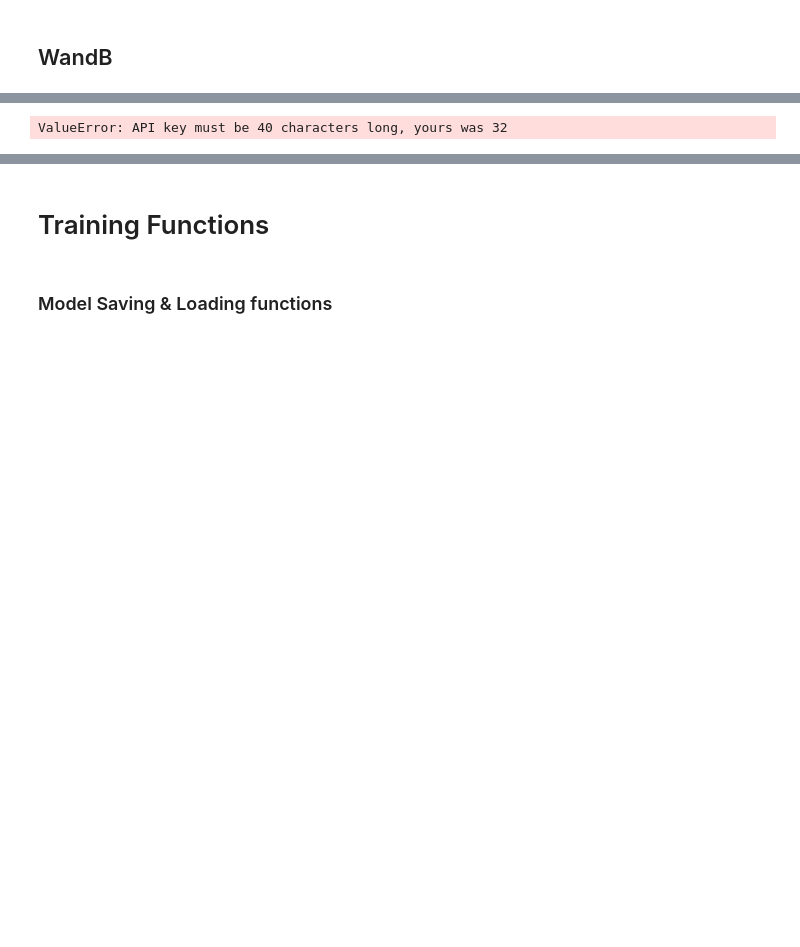
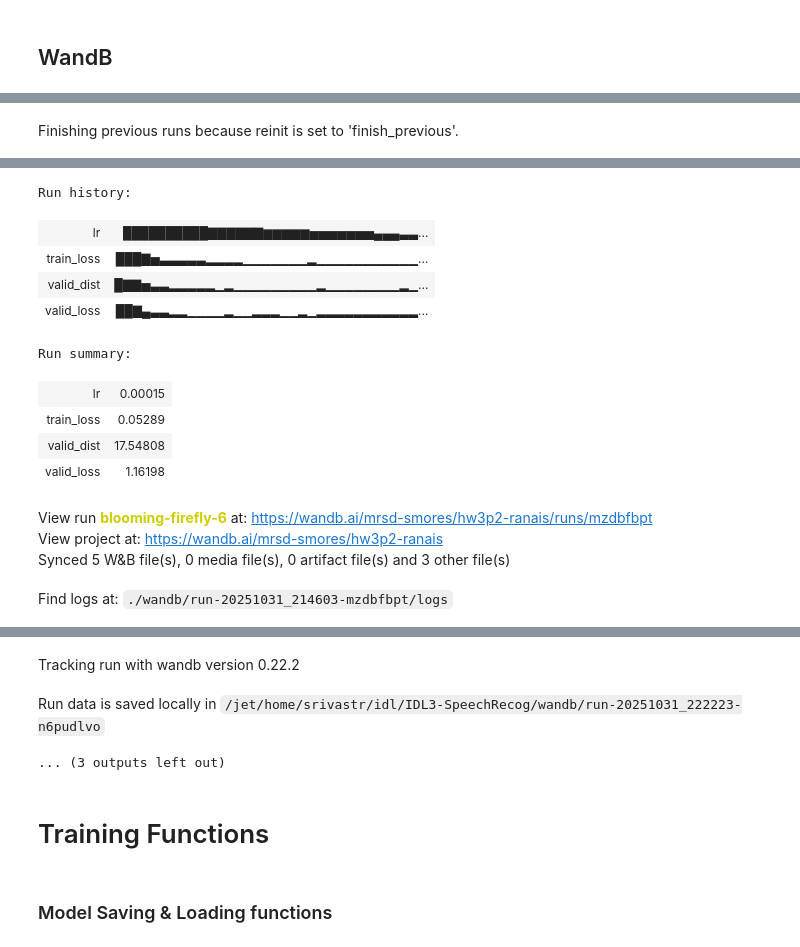
Before and after one commit to ranai-srivastav/IDL3-SpeechRecog, a Jupyter notebook: FaceRecog.ipynb, the cells around one changed output, grey strips where cells are left out. Cells and saved outputs as stored; diff of their text form; code cells hidden in the pictures; blank space fills up the shorter version.

Commit message:
Training Starts

```diff
--- a/FaceRecog.ipynb
+++ b/FaceRecog.ipynb
@@ -43,10 +43,10 @@ Firstly, join the kaggle competition. (https://www.kaggle.com/t/2a94d2c1488a4798
 # %%
 ### Step 1. Environment Setup
 
-KAGGLE = True
+KAGGLE = False
 COLLAB = False
-PSC = False
-DEBUG = True
+PSC = True
+DEBUG = False
 # %%
 # Run this to see what GPU you have
 !nvidia-smi
@@ -1175,6 +1110,12 @@ class Encoder(torch.nn.Module):
         #                  -> What should be the size of input channels to the first layer?
         self.embedding = nn.Sequential(
             nn.Conv1d(input_size, input_size*2, kernel_size=3, padding=1),
+            nn.ReLU(),
+            nn.BatchNorm1d(input_size*2),
+
+            nn.Conv1d(input_size*2, input_size*4, kernel_size=3, padding=1),
+            nn.ReLU(),
+            nn.BatchNorm1d(input_size*4),
         )
         # times 2 is just to ensure that the model has expressiveness
 
@@ -1182,7 +1123,7 @@ class Encoder(torch.nn.Module):
         # TODO:
         self.BLSTMs = LSTMWrapper(
             # TODO: Look up the documentation. You might need to pass some additional parameters.
-            torch.nn.LSTM(input_size=input_size*2,  # times 2 is to match previous
+            torch.nn.LSTM(input_size=input_size*4,  # times 2 is to match previous
                           hidden_size=encoder_hidden_size,
                           num_layers=num_lay,
                           bidirectional=True) #TODO
@@ -1309,7 +1250,7 @@ class ASRModel(torch.nn.Module):
 # %%
 model = ASRModel(
     input_size  = 28,  #TODO,
-    embed_size  = 64,  #TODO
+    embed_size  = config["embed_size"],  #TODO
     output_size = len(PHONEMES)
 ).to(device)
 
@@ -1477,12 +1396,11 @@ USE_WANDB = config['wandb']
 RESUME_LOGGING = False # Set this to true if you are resuming training from a previous run
 
 # Create your wandb run
-run_name = '{}_checkpoint_submission'.format(config['Name'])
+# run_name = '{}_checkpoint_submission'.format(config['Name'])
 
 # If you are resuming an old run
 if USE_WANDB:
-
-    wandb.login(key="<replace with your API key here>") #TODO
+    wandb.login()
 
     if RESUME_LOGGING:
         run = wandb.init(
@@ -1495,8 +1413,8 @@ if USE_WANDB:
 
     else:
         run = wandb.init(
-            name    = run_name, ### Wandb creates random run names if you skip this field, we recommend you give useful names
-            reinit  = True, ### Allows reinitalizing runs when you re-run this cell
+            # name    = run_name, ### Wandb creates random run names if you skip this field, we recommend you give useful names
+            reinit  = "finish_previous", ### Allows reinitalizing runs when you re-run this cell
             project = "hw3p2-ranais", ### Project should be created in your wandb account
             config  = config ### Wandb Config for your run
         )
@@ -1515,0 +1433 @@ wandb: WARNING Consider setting the WANDB_API_KEY environment variable, or runni
+Finishing previous runs because reinit is set to 'finish_previous'.
@@ -1516 +1435,14 @@ wandb: WARNING Consider setting the WANDB_API_KEY environment variable, or runni
-ValueError: API key must be 40 characters long, yours was 32
+Run history:
+| lr | ██████████▇▇▇▇▇▇▆▆▆▆▆▅▅▅▅▅▅▅▄▄▄▃▃... |
+| train_loss | ███▇▅▃▃▃▃▃▂▂▂▂▁▁▁▁▁▁▁▂▁▁▁▁▁▁▁▁▁▁▁... |
+| valid_dist | █▇▇▅▃▃▂▂▂▂▂▁▂▁▁▁▁▁▁▁▁▁▂▁▁▁▁▁▁▁▁▂▁... |
+| valid_loss | ██▇▄▃▃▂▂▁▁▁▁▂▁▁▂▂▂▁▁▂▁▂▂▂▂▂▂▂▂▂▂▂... |
+Run summary:
+| lr | 0.00015 |
+| train_loss | 0.05289 |
+| valid_dist | 17.54808 |
+| valid_loss | 1.16198 |
+View run blooming-firefly-6 at: https://wandb.ai/mrsd-smores/hw3p2-ranais/runs/mzdbfbpt
+View project at: https://wandb.ai/mrsd-smores/hw3p2-ranais
+Synced 5 W&B file(s), 0 media file(s), 0 artifact file(s) and 3 other file(s)
+Find logs at: ./wandb/run-20251031_214603-mzdbfbpt/logs
@@ -1517,3 +1450,6 @@ ValueError: API key must be 40 characters long, yours was 32
+Tracking run with wandb version 0.22.2
+Run data is saved locally in /jet/home/srivastr/idl/IDL3-SpeechRecog/wandb/run-20251031_222223-n6pudlvo
+... (3 outputs left out)
 # %% [markdown]
 # Training Functions
 # %%
```
Also changed, not shown: parts of 21 cells of this notebook.
